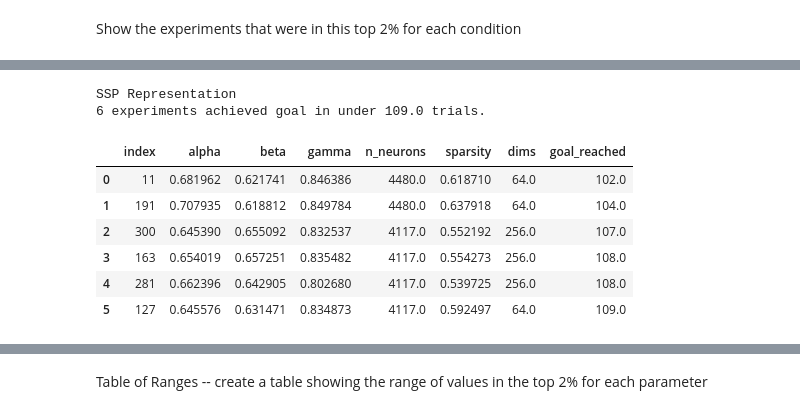
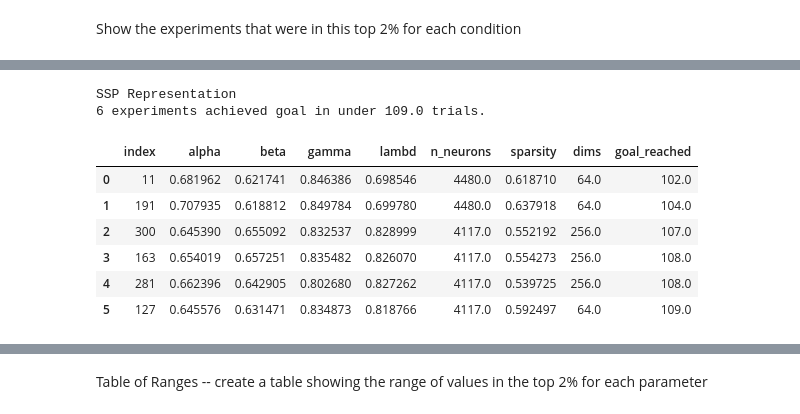
Before and after one commit to maddybartlett/Fast_RL_with_Bio_Based_Reps, a Jupyter notebook: Analysis_Main.ipynb, the cells around one changed output, grey strips where cells are left out. Cells and saved outputs as stored; diff of their text form; code cells hidden in the pictures.

```diff
--- a/Analysis_Main.ipynb
+++ b/Analysis_Main.ipynb
@@ -608,10 +608,10 @@ Minimum no. trials to reach goal.
 Let's have a look at the 'best' parameter sets - the parameter values that achieved the goal rolling mean in the fewest learning trials
 # %%
 ## Create dataframes containing the 'best' 2% of nni experiments
-mg_lam_base_best = get_best(mg_lam_base, ['alpha ', 'beta ', 'gamma '])
-mg_lam_1h_best = get_best(mg_lam_1h, ['alpha ', 'beta ', 'gamma ', 'n_neurons ', 'sparsity '])
-mg_lam_ssp_best = get_best(mg_lam_ssp, ['alpha ', 'beta ', 'gamma ', 'n_neurons ', 'sparsity ', 'dims '])
-mg_lam_grid_best = get_best(mg_lam_grid, ['alpha ', 'beta ', 'gamma ', 'n_neurons ', 'sparsity '])
+mg_lam_base_best = get_best(mg_lam_base, ['alpha ', 'beta ', 'gamma ', 'lambd '])
+mg_lam_1h_best = get_best(mg_lam_1h, ['alpha ', 'beta ', 'gamma ', 'lambd ', 'n_neurons ', 'sparsity '])
+mg_lam_ssp_best = get_best(mg_lam_ssp, ['alpha ', 'beta ', 'gamma ', 'lambd ', 'n_neurons ', 'sparsity ', 'dims '])
+mg_lam_grid_best = get_best(mg_lam_grid, ['alpha ', 'beta ', 'gamma ', 'lambd ', 'n_neurons ', 'sparsity '])
 # %% [markdown]
 Show the experiments that were in this top 2% for each condition
 # %%
@@ -669,19 +669,19 @@ One-Hot Representation
 # %%
 print('SSP Representation')
 print(len(mg_lam_ssp_best), 'experiments achieved goal in under', mg_lam_ssp_best['goal_reached'].max(), 'trials.')
 
-param_sets_lam_ssp = mg_lam_ssp_best[['index', 'alpha ', 'beta ', 'gamma ', 'n_neurons ', 'sparsity ', 'dims ', 'goal_reached']]
+param_sets_lam_ssp = mg_lam_ssp_best[['index', 'alpha ', 'beta ', 'gamma ', 'lambd ', 'n_neurons ', 'sparsity ', 'dims ', 'goal_reached']]
 param_sets_lam_ssp.drop_duplicates()
 # %% [output]
 SSP Representation
 6 experiments achieved goal in under 109.0 trials.
-|  | index | alpha | beta | gamma | n_neurons | sparsity | dims | goal_reached |
-| 0 | 11 | 0.681962 | 0.621741 | 0.846386 | 4480.0 | 0.618710 | 64.0 | 102.0 |
-| 1 | 191 | 0.707935 | 0.618812 | 0.849784 | 4480.0 | 0.637918 | 64.0 | 104.0 |
-| 2 | 300 | 0.645390 | 0.655092 | 0.832537 | 4117.0 | 0.552192 | 256.0 | 107.0 |
-| 3 | 163 | 0.654019 | 0.657251 | 0.835482 | 4117.0 | 0.554273 | 256.0 | 108.0 |
-| 4 | 281 | 0.662396 | 0.642905 | 0.802680 | 4117.0 | 0.539725 | 256.0 | 108.0 |
-| 5 | 127 | 0.645576 | 0.631471 | 0.834873 | 4117.0 | 0.592497 | 64.0 | 109.0 |
+|  | index | alpha | beta | gamma | lambd | n_neurons | sparsity | dims | goal_reached |
+| 0 | 11 | 0.681962 | 0.621741 | 0.846386 | 0.698546 | 4480.0 | 0.618710 | 64.0 | 102.0 |
+| 1 | 191 | 0.707935 | 0.618812 | 0.849784 | 0.699780 | 4480.0 | 0.637918 | 64.0 | 104.0 |
+| 2 | 300 | 0.645390 | 0.655092 | 0.832537 | 0.828999 | 4117.0 | 0.552192 | 256.0 | 107.0 |
+| 3 | 163 | 0.654019 | 0.657251 | 0.835482 | 0.826070 | 4117.0 | 0.554273 | 256.0 | 108.0 |
+| 4 | 281 | 0.662396 | 0.642905 | 0.802680 | 0.827262 | 4117.0 | 0.539725 | 256.0 | 108.0 |
+| 5 | 127 | 0.645576 | 0.631471 | 0.834873 | 0.818766 | 4117.0 | 0.592497 | 64.0 | 109.0 |
 # %%
 print('Grid-Cell Representation')
 print(len(mg_lam_grid_best), 'experiments achieved goal in under', mg_lam_grid_best['goal_reached'].max(), 'trials.')
```
Also changed, not shown: parts of 5 cells of this notebook.
